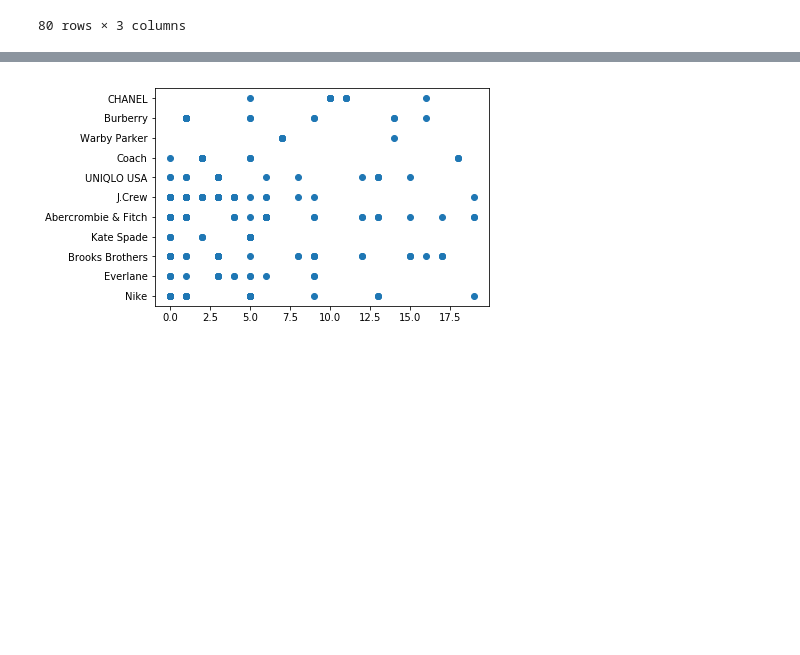
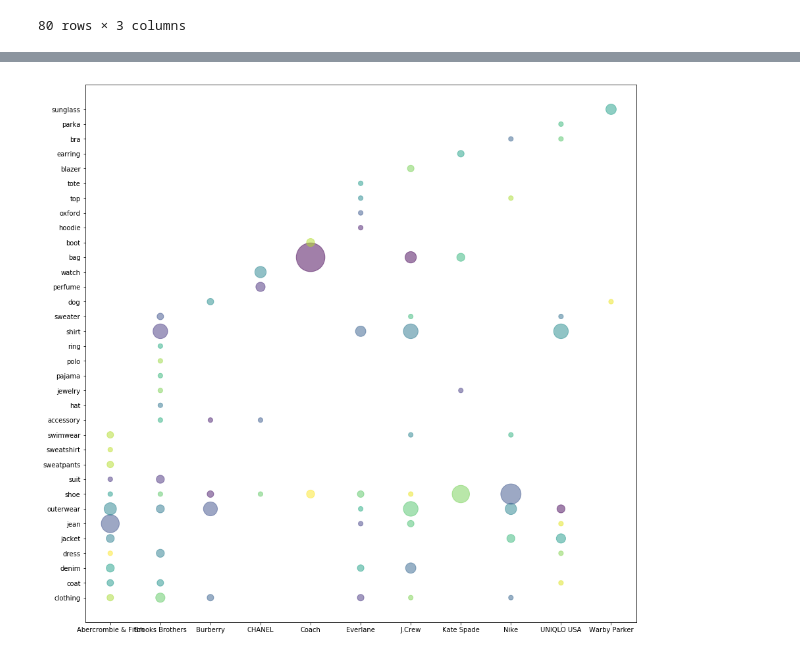
Before and after one commit to carlsednaoui/thinkful-data-science, a Jupyter notebook: coursework/final_capstone/product_classifier.ipynb, the cells around one changed output, grey strips where cells are left out. Saved outputs shown, nothing was run; the diff lists cells and outputs as text; code cells hidden in the pictures; blank space fills up the shorter version.

```diff
--- a/coursework/final_capstone/product_classifier.ipynb
+++ b/coursework/final_capstone/product_classifier.ipynb
@@ -372,7 +379,16 @@ dummies["company"] = df["name"]
-# %%
-import matplotlib.pyplot as plt
-
-plt.scatter(dummies["clusters"], dummies["company"])
-plt.show()
-# %% [output]
-[figure, removed]
+# %%
+# how often they mention a topic
+
+import matplotlib.pyplot as plt
+
+results = df.groupby(["name", "top_product"]).company_id.count().reset_index()
+x = results["name"]
+y = results["top_product"]
+area = results["company_id"] * 50
+colors = np.random.rand(len(x))
+
+plt.scatter(x, y, s=area, c=colors, alpha=0.5)
+plt.rcParams["figure.figsize"] = (15,15)
+plt.show()
+# %% [output]
+[figure, added]
```
Also changed, not shown: parts of 6 cells of this notebook.
